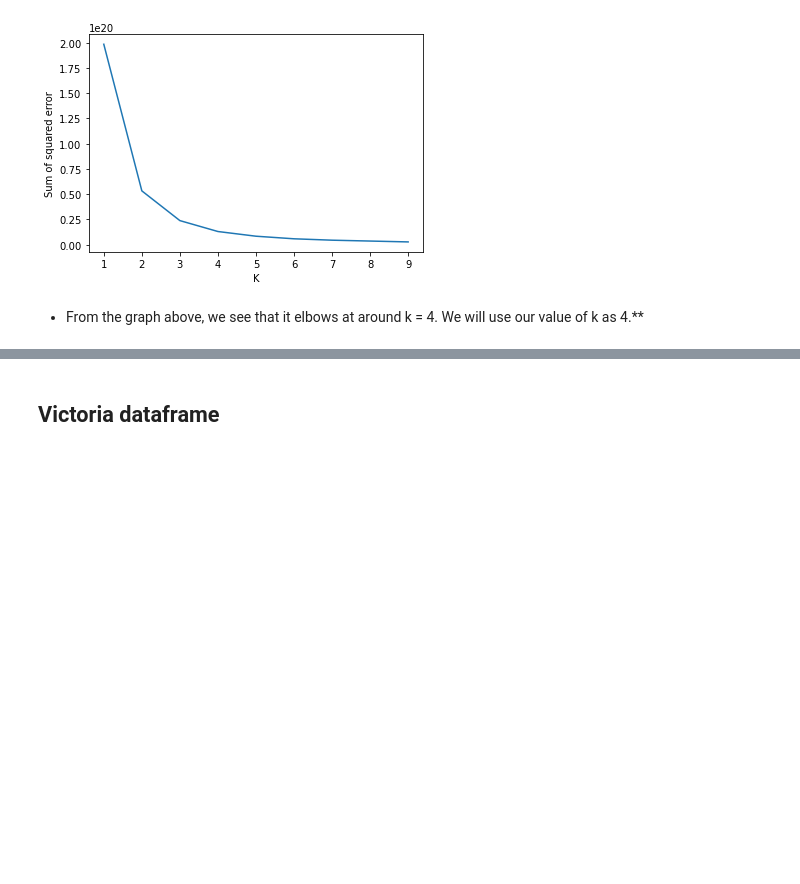
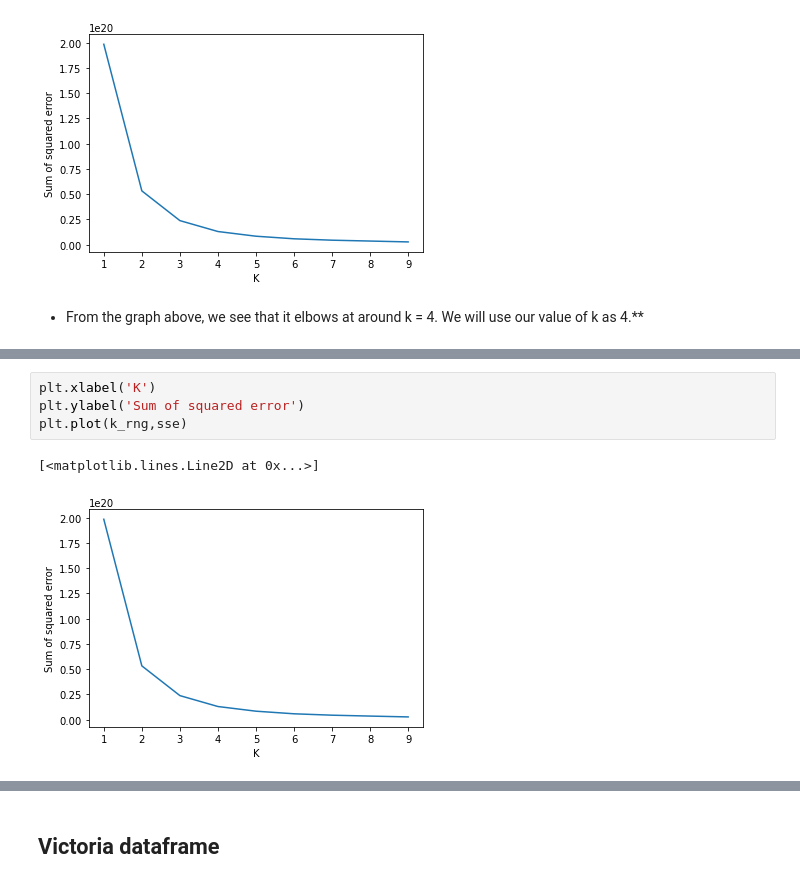
Before and after one commit to camelCaseStyle/DataScienceProject, a Jupyter notebook: 2016-2017 State Clusters.ipynb, the cells around one changed output, grey strips where cells are left out. Cells and saved outputs as stored; diff of their text form; blank space fills up the shorter version.

```diff
--- a/2016-2017 State Clusters.ipynb
+++ b/2016-2017 State Clusters.ipynb
@@ -125,0 +142,7 @@ plt.scatter(df4['Postcode'],df4['Taxable income or loss'],color='red')
+# %%
+plt.xlabel('K')
+plt.ylabel('Sum of squared error')
+plt.plot(k_rng,sse)
+# %% [output]
+[<matplotlib.lines.Line2D at 0x...>]
+[figure, added]
```
Also changed, not shown: parts of 22 cells of this notebook, 1 other file.
